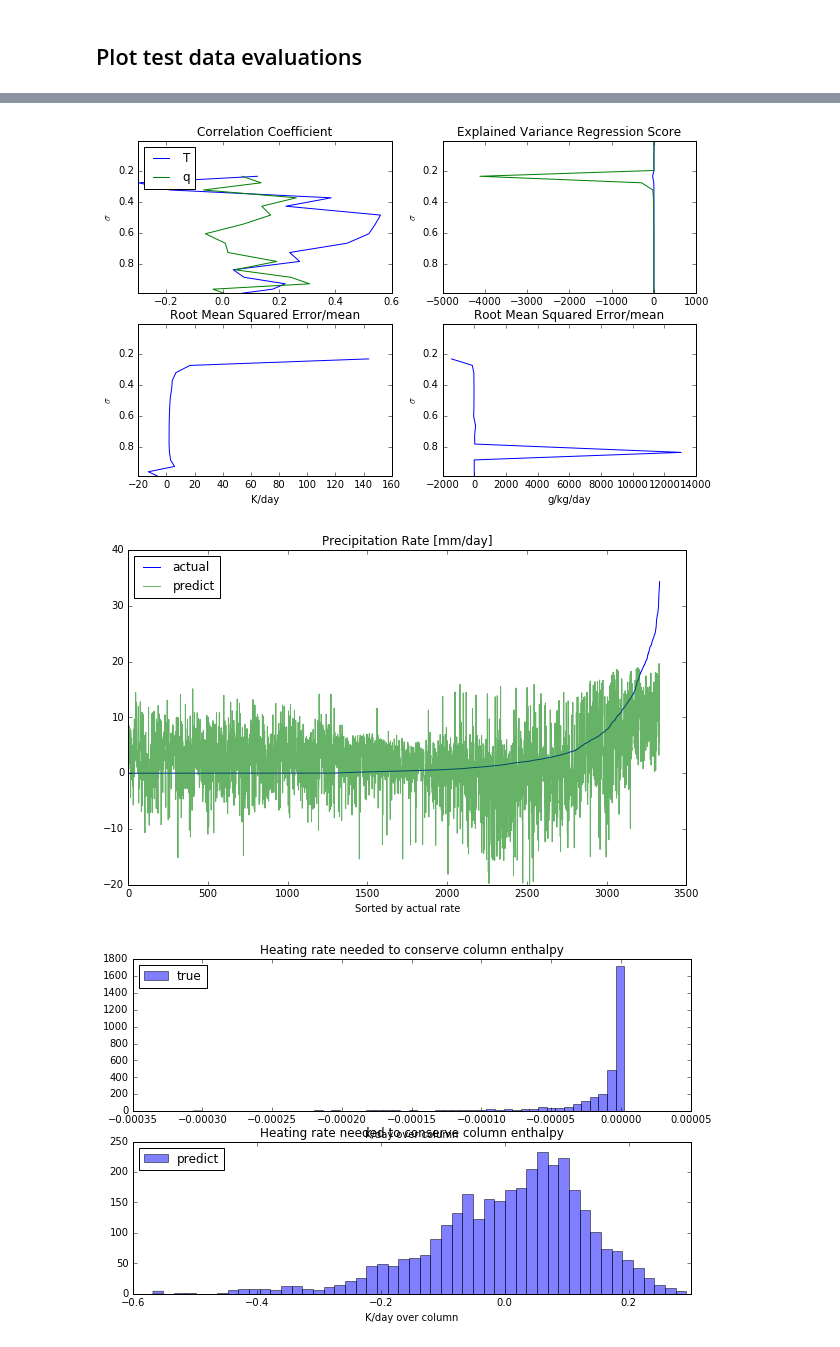
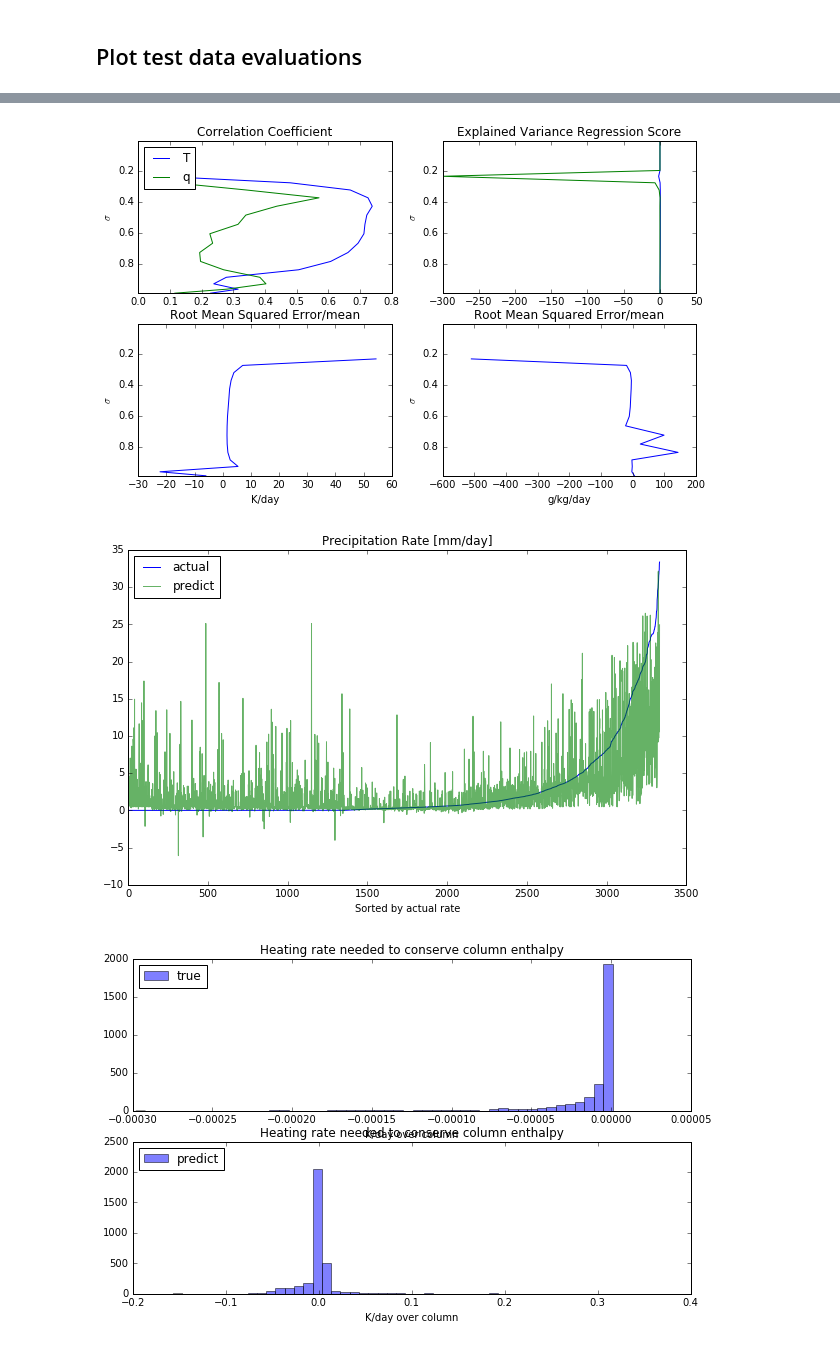
Before and after one commit to jgdwyer/ML-convection, a Jupyter notebook: Neural Network Workbook.ipynb, the cells around one changed output, grey strips where cells are left out. Drawn from its saved outputs; the diff is of its cells as text; code cells hidden in the pictures.

```diff
--- a/Neural Network Workbook.ipynb
+++ b/Neural Network Workbook.ipynb
@@ -34,21 +34,21 @@ x, y, cv, Pout, lat, lev, dlev, timestep = nnload.loaddata(data_dir + 'nntest.nc
 # Sample data, so we are not processing it all together
 
 # Scale input data using transformation
-x_scaler_info={'name':'MinMax','method':'alltogether'}
-x_scaler = nnload.init_scaler(x_scaler_info, x)
-x        = nnload.transform_data(x_scaler_info, x_scaler, x)
+x_ppi={'name':'MinMax','method':'individually'}
+x_pp = nnload.init_pp(x_ppi, x)
+x        = nnload.transform_data(x_ppi, x_pp, x)
 
 # Scale output data using transformation
-y_scaler_info={'name':'MaxAbs','method':'alltogether'}
-y_scaler = nnload.init_scaler(y_scaler_info, y)
-y        = nnload.transform_data(y_scaler_info, y_scaler, y)
+y_ppi={'name':'MaxAbs','method':'alltogether'}
+y_pp = nnload.init_pp(y_ppi, y)
+y        = nnload.transform_data(y_ppi, y_pp, y)
 
 # Subsample data
 x1, x2, x3, y1, y2, y3 = nnload.subsample(x, y, N_samples=10000)
 
-#x_untrans = nnload.inverse_transform_data(scaler_info,scaler_x,x_trans)
+#x_untrans = nnload.inverse_transform_data(ppi,pp_x,x_trans)
 # Preprocess data
-#scaler_x, scaler_y, x1, x2, x3, y1, y2, y3, cv1, cv2, cv3 = nnload.pp(x, y, cv, 30000)
+#pp_x, pp_y, x1, x2, x3, y1, y2, y3, cv1, cv2, cv3 = nnload.pp(x, y, cv, 30000)
 # %% [output]
 There is some amount of rain 61.0% of the time
 There is a rate of >3 mm/day 20.2% of the time
@@ -75,21 +85,20 @@ r_102R_mom0.9
 ## Compare all NNs to each other
 # %%
 # Initialize regressors
-from importlib import reload
 reload(nntrain)
 #trained_regressors = ['r_600R_mom0.9reg0.0001','r_600R_mom0.9',
 #                      'r_1200R_mom0.9','r_2400R_mom0.9','r_3600R_mom0.9',
 #                      'r_4800R_mom0.9',
-trained_regressors =  ['r_100R_mom0.9','r_101R_mom0.9','r_102R_mom0.9']
+trained_regressors =  ['r_500R_mom0.9_v2','r_102R_mom0.9_v2']
 N_r = len(trained_regressors)
 r_mlp = [0]*N_r
 r_str = [0]*N_r
-r_errors=np.empty((70000,4,N_r))
+r_errors=np.empty((80000,4,N_r))
 r_errors[:]=np.NAN
 
 # Load regressors
 for i,r in enumerate(trained_regressors):
-    r_mlp[i], r_str[i], err = pickle.load(open(data_dir + 'regressors/' + r + '_v2.pkl', 'rb'))
+    r_mlp[i], r_str[i], err, _,_,_,_ = pickle.load(open(data_dir + 'regressors/' + r + '.pkl', 'rb'))
     print(len(err))
     r_errors[:len(err),:,i]      =  err
 # Compare them and plot output
@@ -105,18 +109,18 @@ nntrain.plot_model_error_over_time(r_errors, r_str, fig_dir + 'compare/','r')
 # %%
 # Load the model we want to do a detailed evaulation for
 reload(nnplot)
-r_str_eval = 'r_101R_mom0.9_v2'
-r_mlp_eval, _, _ = pickle.load(open(data_dir + 'regressors/' + r_str_eval + '.pkl', 'rb'))
+reload(nnload)
+r_str_eval = 'r_49R_mom0.9_v2'
+r_mlp_eval, _, _, x_ppi, y_ppi, x_pp, y_pp = pickle.load(open(data_dir + 'regressors/' + r_str_eval + '.pkl', 'rb'))
 
 # Set figure path and create directory if it does not exist
 figpath = fig_dir + r_str_eval + '/'
 if not os.path.exists(figpath):
     os.makedirs(figpath)
 
-
 # Inverse transform output back to physical units
-y3_true = nnload.inverse_transform_data(y_scaler_info, y_scaler, y2)
-y3_pred = nnload.inverse_transform_data(y_scaler_info, y_scaler, r_mlp_eval.predict(x2))
+y3_true = nnload.inverse_transform_data(y_ppi, y_pp, y2)
+y3_pred = nnload.inverse_transform_data(y_ppi, y_pp, r_mlp_eval.predict(x2))
 
 # Plot means and standard deviations
 nnplot.plot_means_stds(y3_true, y3_pred, lev, figpath)
@@ -132,4 +136,7 @@ nnplot.plot_enthalpy(y3_true, y3_pred, dlev, figpath)
 
 # Plot the rmse vs lat
 #nnplot.plot_rmse_vs_lat(r_mlp_eval, figpath, data_dir='./data/',minlev=0.0,rainonly=False)
+
+# Plot mean, bias, rmse, r^  (lat vs lev)
+nnplot.make_contour_plots(figpath, x_ppi, y_ppi, x_pp, y_pp, r_mlp_eval, lat, lev)
 # %% [output]
@@ -137,3 +144,3 @@ nnplot.plot_enthalpy(y3_true, y3_pred, dlev, figpath)
-[figure, old version]
+[figure, new version]
-[figure, old version]
+[figure, new version]
-[figure, old version]
+[figure, new version]
```
Also changed, not shown: parts of 7 cells of this notebook, 2 other files.
